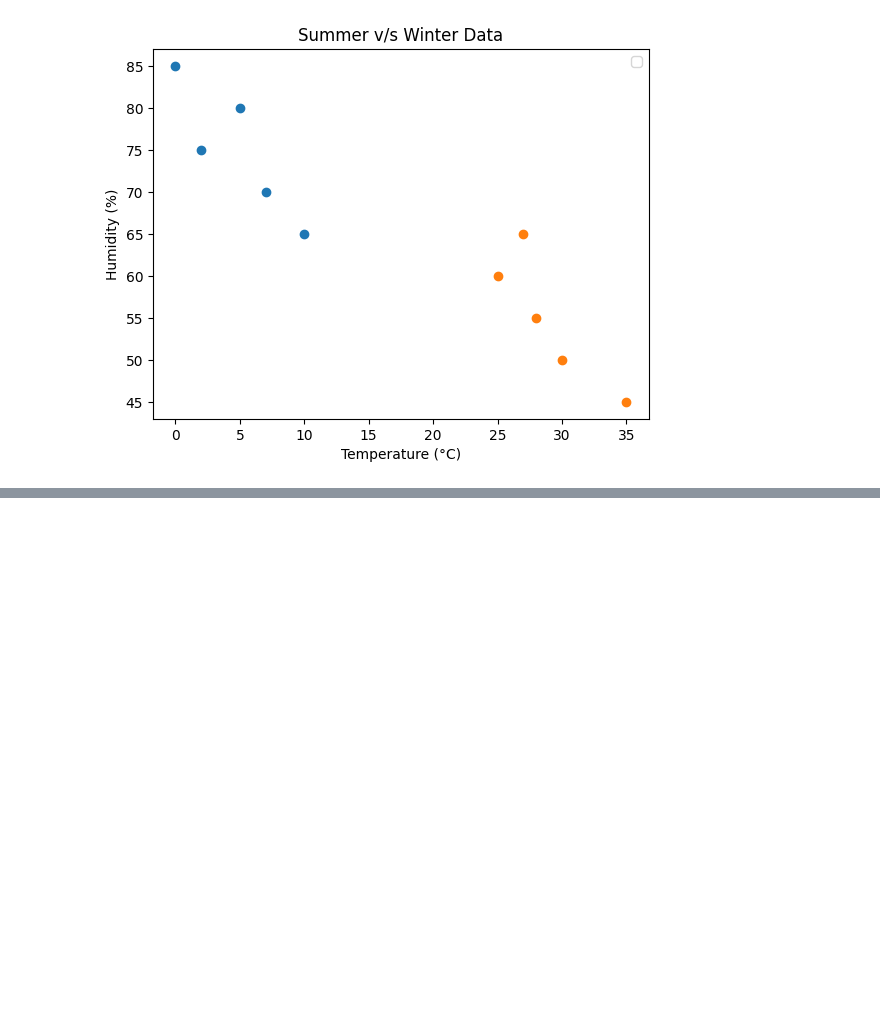
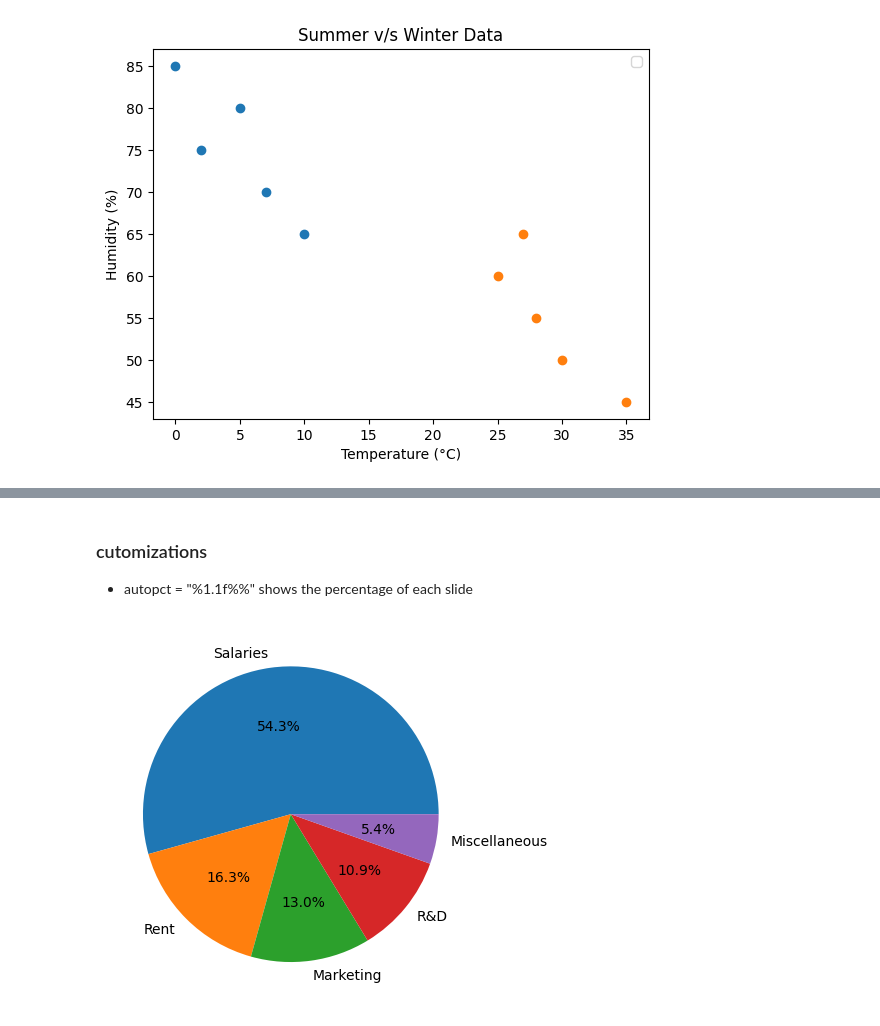
Before and after one commit to Shaik-Khaja-byte/AI-ML-Journey, a Jupyter notebook: Data Visualisation/part1.ipynb, the cells around one changed output, grey strips where cells are left out. Cells and saved outputs as stored; diff of their text form; code cells hidden in the pictures; blank space fills up the shorter version.

```diff
--- a/Data Visualisation/part1.ipynb
+++ b/Data Visualisation/part1.ipynb
@@ -560,0 +575,11 @@ plt.show()
+# %% [markdown]
+### cutomizations
+- autopct = "%1.1f%%" shows the percentage of each slide
+# %%
+expenses = ["Salaries", "Rent", "Marketing", "R&D", "Miscellaneous"]
+amounts = [500, 150, 120, 100, 50]
+
+plt.pie(amounts, labels=expenses, autopct="%1.1f%%")
+plt.show()
+# %% [output]
+[figure, added]
```
Also changed, not shown: parts of 8 cells of this notebook.
